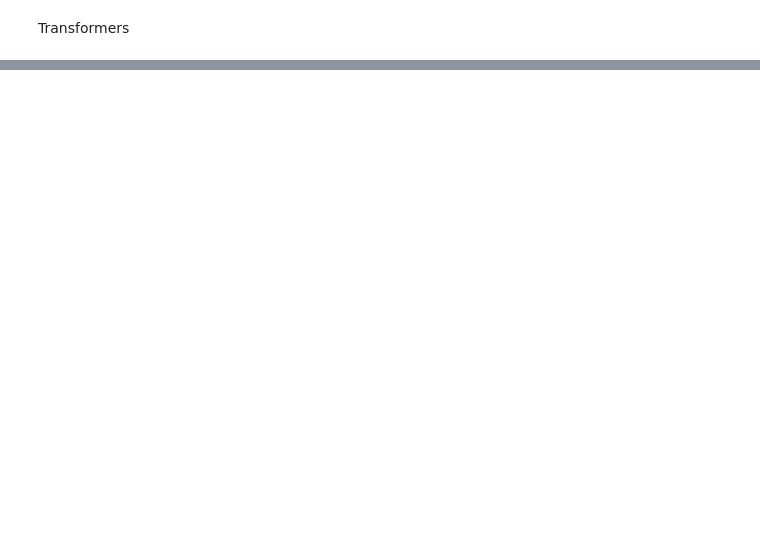
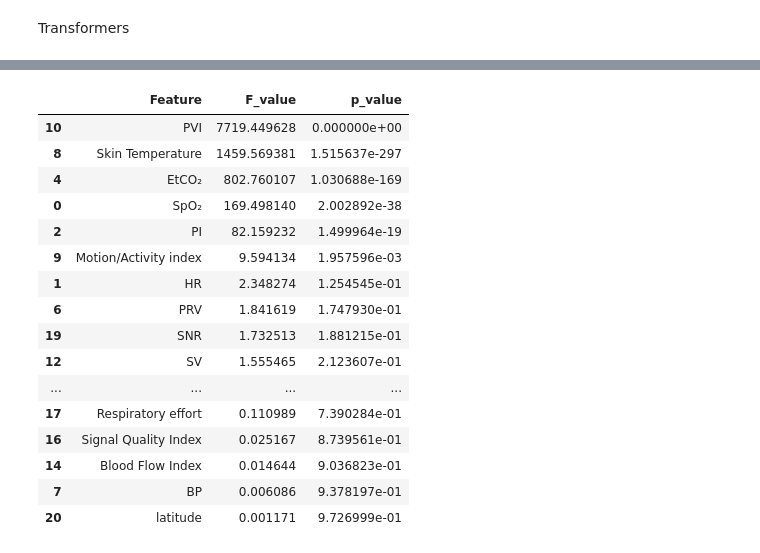
Before and after one commit to Yuraj1/iau_projects, a Jupyter notebook: FAZA_2.ipynb, the cells around one changed output, grey strips where cells are left out. Saved outputs shown, nothing was run; the diff lists cells and outputs as text; code cells hidden in the pictures; blank space fills up the shorter version.

```diff
--- a/FAZA_2.ipynb
+++ b/FAZA_2.ipynb
@@ -93,0 +244,33 @@ pyplot.hist(data_trans, bins=10)
+# %%
+from sklearn.feature_selection import f_regression
+
+X = train_df.drop(columns=['oximetry'])
+y = train_df['oximetry']
+
+f_values, p_values = f_regression(X, y)
+
+anova_results = pd.DataFrame({
+    'Feature': X.columns,
+    'F_value': f_values,
+    'p_value': p_values
+}).sort_values(by='F_value', ascending=False)
+
+anova_results
+# %% [output]
+|  | Feature | F_value | p_value |
+| 10 | PVI | 7719.449628 | 0.000000e+00 |
+| 8 | Skin Temperature | 1459.569381 | 1.515637e-297 |
+| 4 | EtCO₂ | 802.760107 | 1.030688e-169 |
+| 0 | SpO₂ | 169.498140 | 2.002892e-38 |
+| 2 | PI | 82.159232 | 1.499964e-19 |
+| 9 | Motion/Activity index | 9.594134 | 1.957596e-03 |
+| 1 | HR | 2.348274 | 1.254545e-01 |
+| 6 | PRV | 1.841619 | 1.747930e-01 |
+| 19 | SNR | 1.732513 | 1.881215e-01 |
+| 12 | SV | 1.555465 | 2.123607e-01 |
+| ... | ... | ... | ... |
+| 17 | Respiratory effort | 0.110989 | 7.390284e-01 |
+| 16 | Signal Quality Index | 0.025167 | 8.739561e-01 |
+| 14 | Blood Flow Index | 0.014644 | 9.036823e-01 |
+| 7 | BP | 0.006086 | 9.378197e-01 |
+| 20 | latitude | 0.001171 | 9.726999e-01 |
```
Also changed, not shown: parts of 21 cells of this notebook, 1 other file.
